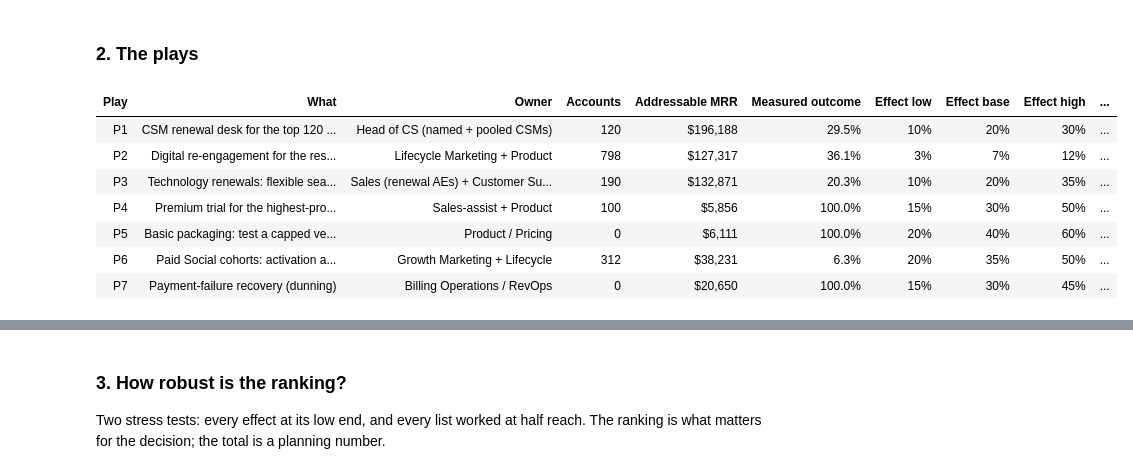
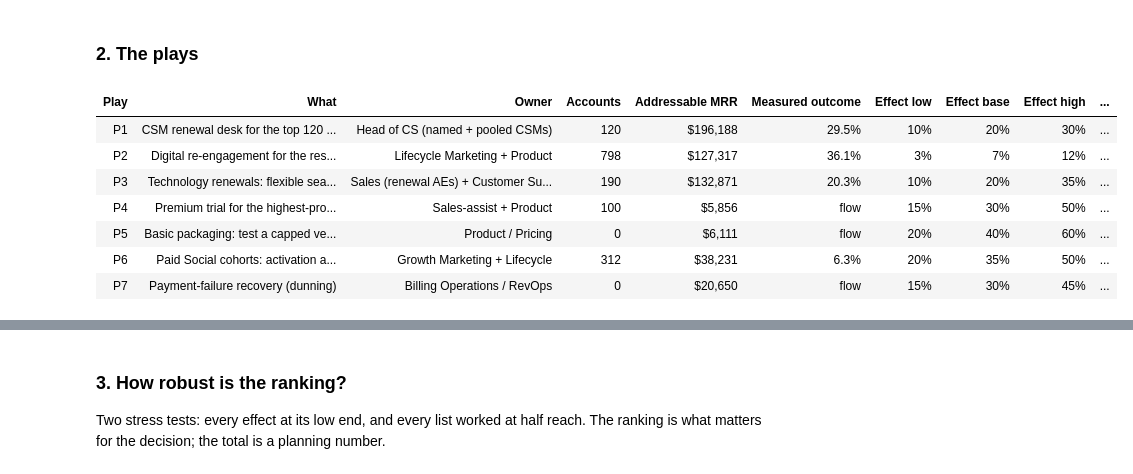
Before and after one commit to edwinzhang98/saas-subscription-revenue-analysis, a Jupyter notebook: notebooks/05_recommendations.ipynb, the cells around one changed output, grey strips where cells are left out. Cells and saved outputs as stored; diff of their text form; code cells hidden in the pictures.

```diff
--- a/notebooks/05_recommendations.ipynb
+++ b/notebooks/05_recommendations.ipynb
@@ -139,21 +143,23 @@ already, so the lists rank by the early-warning flag and the renewal date, not b
 # %%
 cols = {"id": "Play", "play": "What", "owner": "Owner", "accounts": "Accounts", "addressable_mrr": "Addressable MRR",
         "outcome_rate": "Measured outcome", "effect_low": "Effect low", "effect_base": "Effect base", "effect_high": "Effect high",
         "impact_mrr": "Impact (MRR, 12 m)", "nrr_pts": "NRR pts", "nrr_pts_low": "low", "nrr_pts_high": "high"}
 tab = t[list(cols)].rename(columns=cols)
+tab["Measured outcome"] = tab["Measured outcome"].where(tab["Measured outcome"] < 0.999)
 display(tab.style.format({"Accounts": "{:,.0f}", "Addressable MRR": "${:,.0f}", "Measured outcome": "{:.1%}", "Effect low": "{:.0%}",
                           "Effect base": "{:.0%}", "Effect high": "{:.0%}", "Impact (MRR, 12 m)": "${:,.0f}",
-                          "NRR pts": lambda v: f"+{v * 100:.2f}", "low": lambda v: f"+{v * 100:.2f}", "high": lambda v: f"+{v * 100:.2f}"})
+                          "NRR pts": lambda v: f"+{v * 100:.2f}", "low": lambda v: f"+{v * 100:.2f}", "high": lambda v: f"+{v * 100:.2f}"},
+                         na_rep="flow")
         .hide(axis="index"))
 # %% [output]
 | Play | What | Owner | Accounts | Addressable MRR | Measured outcome | Effect low | Effect base | Effect high | ... |
 | P1 | CSM renewal desk for the top 120 ... | Head of CS (named + pooled CSMs) | 120 | $196,188 | 29.5% | 10% | 20% | 30% | ... |
 | P2 | Digital re-engagement for the res... | Lifecycle Marketing + Product | 798 | $127,317 | 36.1% | 3% | 7% | 12% | ... |
 | P3 | Technology renewals: flexible sea... | Sales (renewal AEs) + Customer Su... | 190 | $132,871 | 20.3% | 10% | 20% | 35% | ... |
-| P4 | Premium trial for the highest-pro... | Sales-assist + Product | 100 | $5,856 | 100.0% | 15% | 30% | 50% | ... |
-| P5 | Basic packaging: test a capped ve... | Product / Pricing | 0 | $6,111 | 100.0% | 20% | 40% | 60% | ... |
+| P4 | Premium trial for the highest-pro... | Sales-assist + Product | 100 | $5,856 | flow | 15% | 30% | 50% | ... |
+| P5 | Basic packaging: test a capped ve... | Product / Pricing | 0 | $6,111 | flow | 20% | 40% | 60% | ... |
 | P6 | Paid Social cohorts: activation a... | Growth Marketing + Lifecycle | 312 | $38,231 | 6.3% | 20% | 35% | 50% | ... |
-| P7 | Payment-failure recovery (dunning) | Billing Operations / RevOps | 0 | $20,650 | 100.0% | 15% | 30% | 45% | ... |
+| P7 | Payment-failure recovery (dunning) | Billing Operations / RevOps | 0 | $20,650 | flow | 15% | 30% | 45% | ... |
 # %%
 show(R.fig_impact(t))
 # %% [output]
```
Also changed, not shown: parts of 4 cells of this notebook, 31 other files.
